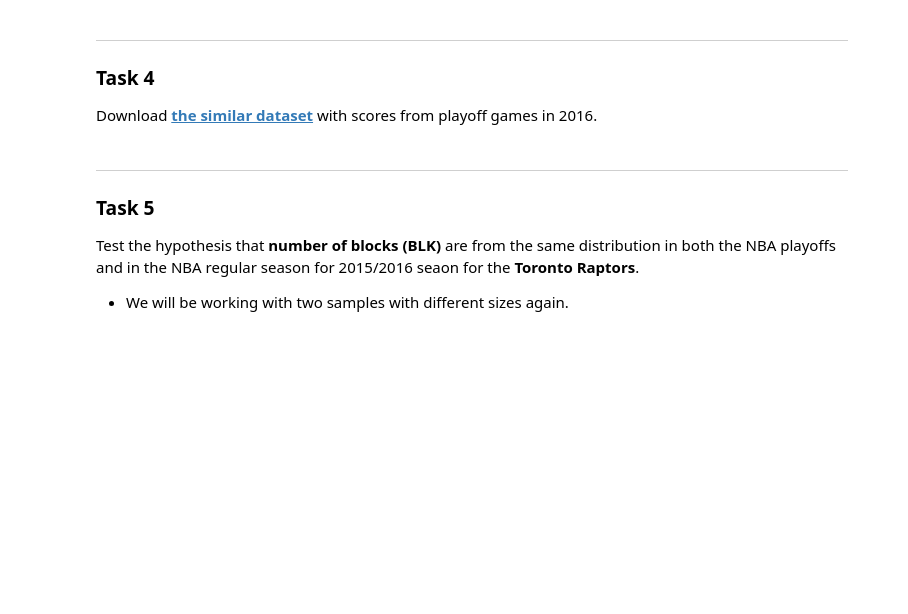
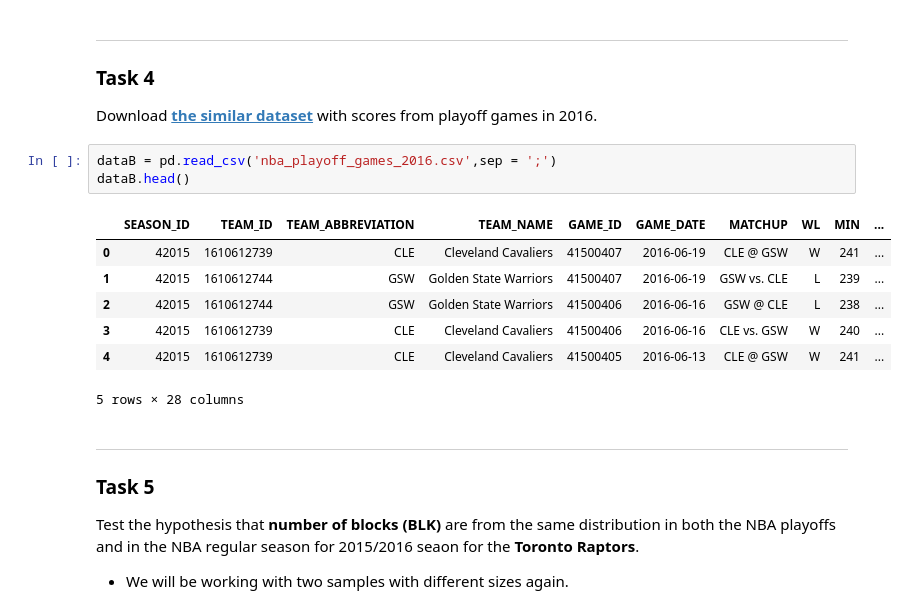
Before and after one commit to silvhua/probability_and_statistics_exercise, a Jupyter notebook: hypothesis_testing_exercise.ipynb, the cells around one changed output. Drawn from its saved outputs; the diff is of its cells as text; blank space fills up the shorter version.

```diff
--- a/hypothesis_testing_exercise.ipynb
+++ b/hypothesis_testing_exercise.ipynb
@@ -208,6 +207,17 @@ Conclusion: Coach Blatt makes no difference in points scored
 
 ### Task 4
 Download [**the similar dataset**](https://drive.google.com/file/d/0Bz9_0VdXvv9bRHhuRTI1aXBQcTA/view?usp=sharing&resourcekey=0-jGIaWyk0bXyECNSzB3x38w) with scores from playoff games in 2016.
+# %%
+dataB = pd.read_csv('nba_playoff_games_2016.csv',sep = ';')
+dataB.head()
+# %% [output]
+|  | SEASON_ID | TEAM_ID | TEAM_ABBREVIATION | TEAM_NAME | GAME_ID | GAME_DATE | MATCHUP | WL | MIN | ... |
+| 0 | 42015 | 1610612739 | CLE | Cleveland Cavaliers | 41500407 | 2016-06-19 | CLE @ GSW | W | 241 | ... |
+| 1 | 42015 | 1610612744 | GSW | Golden State Warriors | 41500407 | 2016-06-19 | GSW vs. CLE | L | 239 | ... |
+| 2 | 42015 | 1610612744 | GSW | Golden State Warriors | 41500406 | 2016-06-16 | GSW @ CLE | L | 238 | ... |
+| 3 | 42015 | 1610612739 | CLE | Cleveland Cavaliers | 41500406 | 2016-06-16 | CLE vs. GSW | W | 240 | ... |
+| 4 | 42015 | 1610612739 | CLE | Cleveland Cavaliers | 41500405 | 2016-06-13 | CLE @ GSW | W | 241 | ... |
+5 rows × 28 columns
 # %% [markdown]
 ------------
 ### Task 5
```
Also changed, not shown: parts of 7 cells of this notebook.
